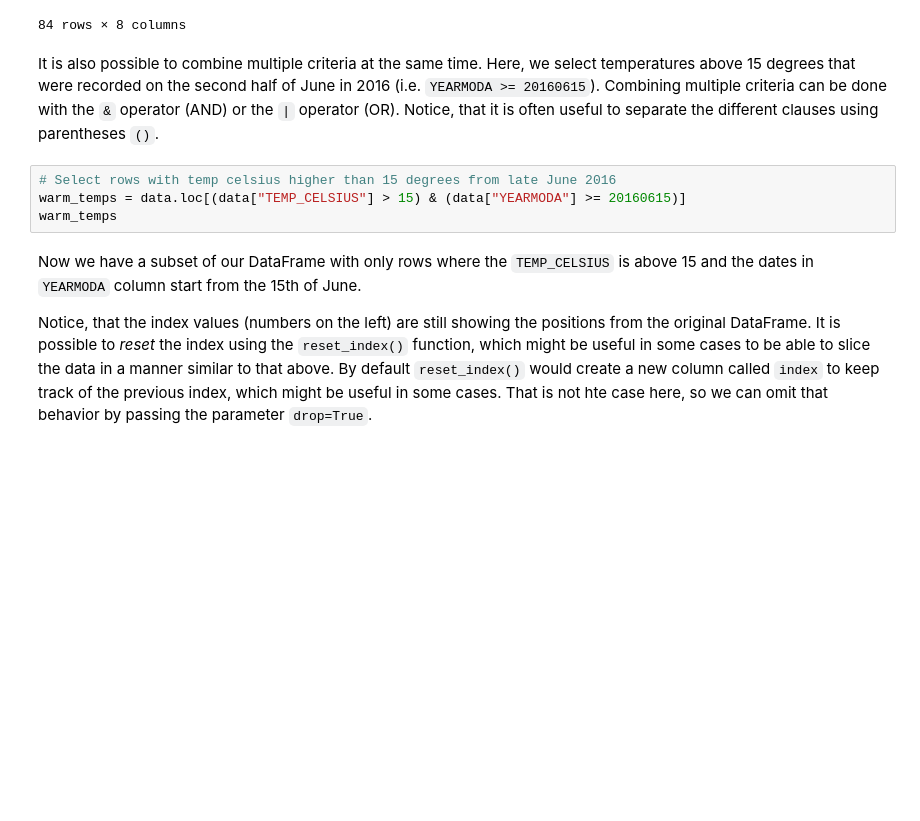
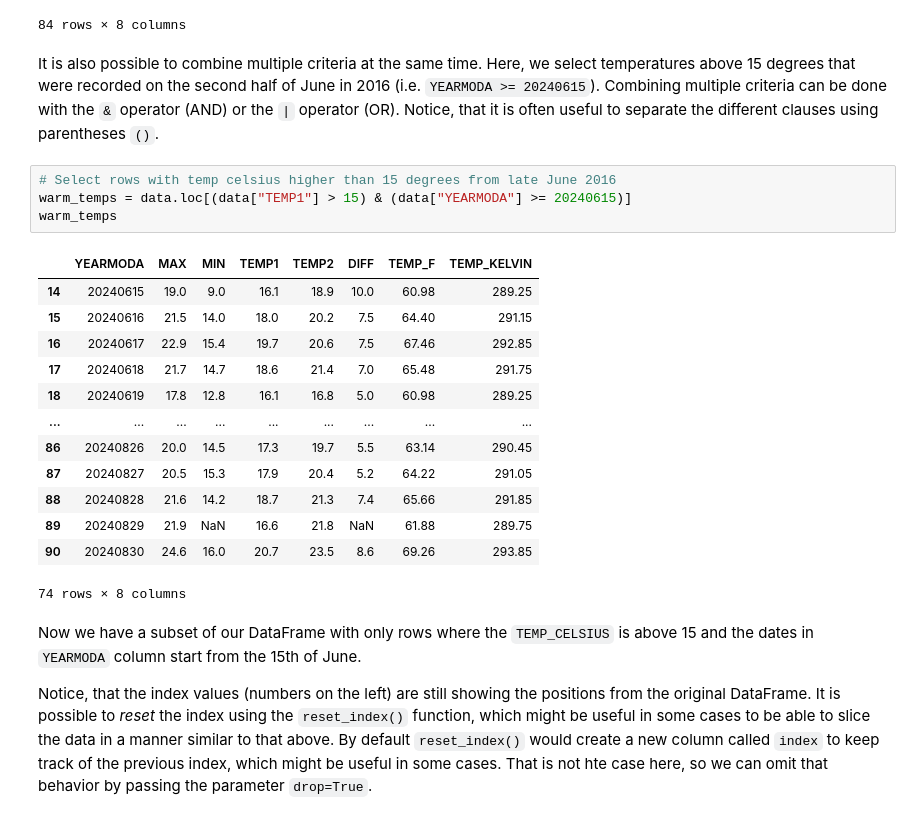
Before and after one commit to heattard/geo-python, a Jupyter notebook: source/notebooks/L5/processing-data-with-pandas.ipynb, the cells around one changed output. Drawn from its saved outputs; the diff is of its cells as text; blank space fills up the shorter version.

```diff
--- a/source/notebooks/L5/processing-data-with-pandas.ipynb
+++ b/source/notebooks/L5/processing-data-with-pandas.ipynb
@@ -321,12 +321,26 @@ warm_temps
 | 90 | 20240830 | 24.6 | 16.0 | 20.7 | 23.5 | 8.6 | 69.26 | 293.85 |
 84 rows × 8 columns
 # %% [markdown]
-It is also possible to combine multiple criteria at the same time. Here, we select temperatures above 15 degrees that were recorded on the second half of June in 2016 (i.e. `YEARMODA >= 20160615`).
+It is also possible to combine multiple criteria at the same time. Here, we select temperatures above 15 degrees that were recorded on the second half of June in 2016 (i.e. `YEARMODA >= 20240615`).
 Combining multiple criteria can be done with the `&` operator (AND) or the `|` operator (OR). Notice, that it is often useful to separate the different clauses using parentheses `()`.
 # %%
 # Select rows with temp celsius higher than 15 degrees from late June 2016
-warm_temps = data.loc[(data["TEMP_CELSIUS"] > 15) & (data["YEARMODA"] >= 20160615)]
+warm_temps = data.loc[(data["TEMP1"] > 15) & (data["YEARMODA"] >= 20240615)]
 warm_temps
+# %% [output]
+|  | YEARMODA | MAX | MIN | TEMP1 | TEMP2 | DIFF | TEMP_F | TEMP_KELVIN |
+| 14 | 20240615 | 19.0 | 9.0 | 16.1 | 18.9 | 10.0 | 60.98 | 289.25 |
+| 15 | 20240616 | 21.5 | 14.0 | 18.0 | 20.2 | 7.5 | 64.40 | 291.15 |
+| 16 | 20240617 | 22.9 | 15.4 | 19.7 | 20.6 | 7.5 | 67.46 | 292.85 |
+| 17 | 20240618 | 21.7 | 14.7 | 18.6 | 21.4 | 7.0 | 65.48 | 291.75 |
+| 18 | 20240619 | 17.8 | 12.8 | 16.1 | 16.8 | 5.0 | 60.98 | 289.25 |
+| ... | ... | ... | ... | ... | ... | ... | ... | ... |
+| 86 | 20240826 | 20.0 | 14.5 | 17.3 | 19.7 | 5.5 | 63.14 | 290.45 |
+| 87 | 20240827 | 20.5 | 15.3 | 17.9 | 20.4 | 5.2 | 64.22 | 291.05 |
+| 88 | 20240828 | 21.6 | 14.2 | 18.7 | 21.3 | 7.4 | 65.66 | 291.85 |
+| 89 | 20240829 | 21.9 | NaN | 16.6 | 21.8 | NaN | 61.88 | 289.75 |
+| 90 | 20240830 | 24.6 | 16.0 | 20.7 | 23.5 | 8.6 | 69.26 | 293.85 |
+74 rows × 8 columns
 # %% [markdown]
 Now we have a subset of our DataFrame with only rows where the `TEMP_CELSIUS` is above 15 and the dates in `YEARMODA` column start from the 15th of June.
 
```
